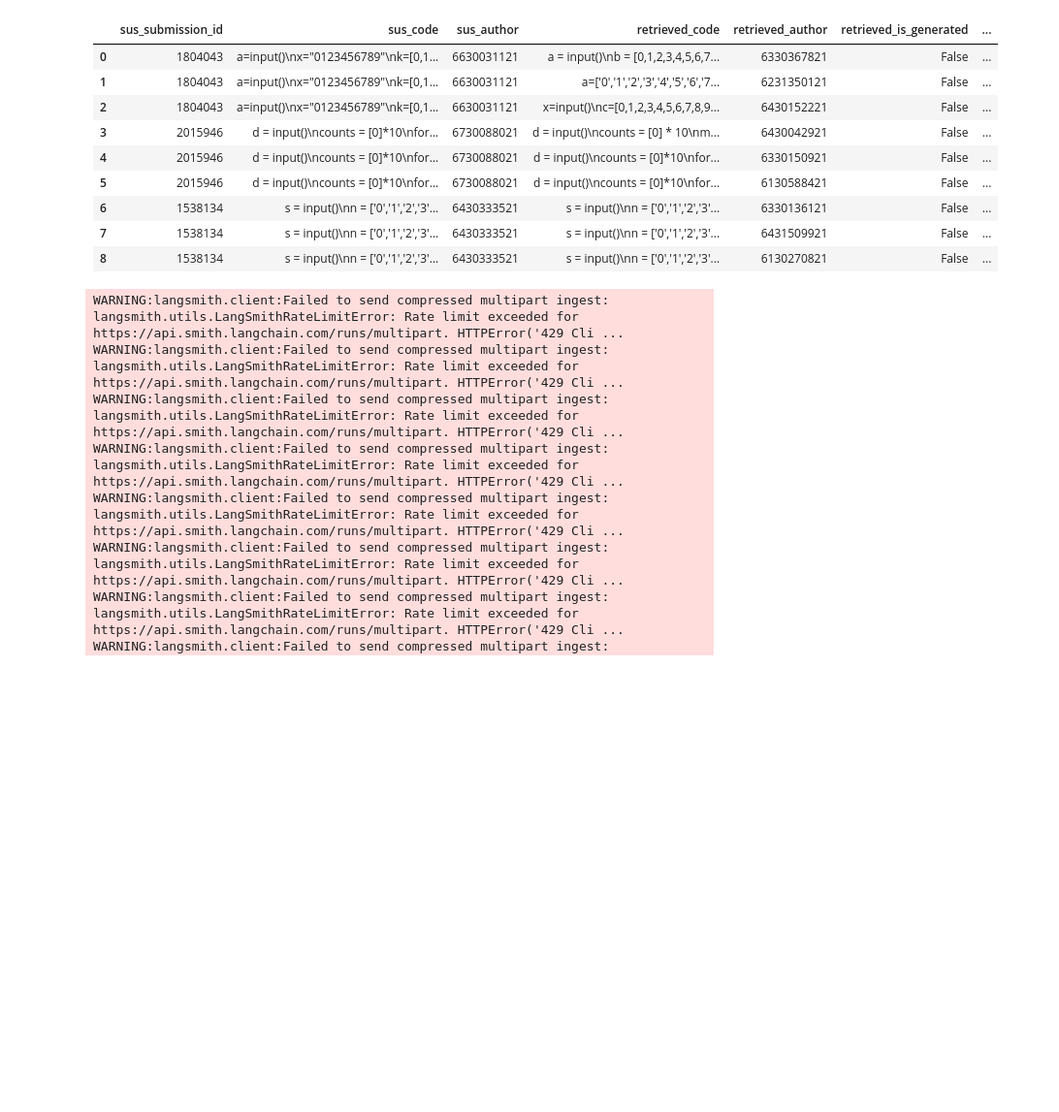
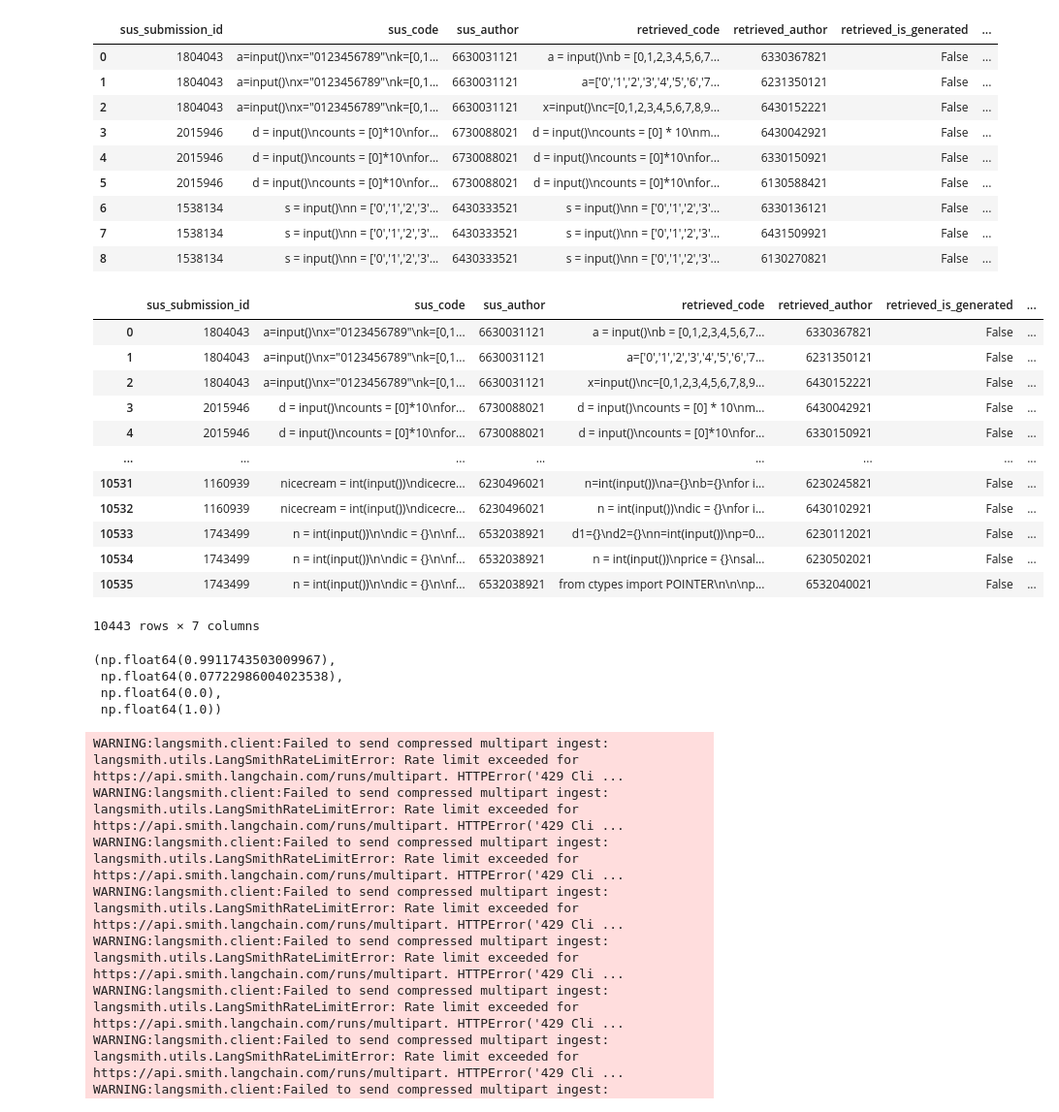
Before and after one commit to capstone-cp49/grader-rag, a Jupyter notebook: src/rag_prototype.ipynb, the cells around one changed output. Shown at 97% size. Saved outputs shown, nothing was run; the diff lists cells and outputs as text; code cells hidden in the pictures; blank space fills up the shorter version.

Commit message:
human99%

```diff
--- a/src/rag_prototype.ipynb
+++ b/src/rag_prototype.ipynb
@@ -322,3 +322,21 @@ retrieved_docs_df
 | 6 | 1538134 | s = input()\nn = ['0','1','2','3'... | 6430333521 | s = input()\nn = ['0','1','2','3'... | 6330136121 | False | ... |
 | 7 | 1538134 | s = input()\nn = ['0','1','2','3'... | 6430333521 | s = input()\nn = ['0','1','2','3'... | 6431509921 | False | ... |
 | 8 | 1538134 | s = input()\nn = ['0','1','2','3'... | 6430333521 | s = input()\nn = ['0','1','2','3'... | 6130270821 | False | ... |
+# %%
+retrieved_docs_df = pd.read_csv("./data/retrieved_docs.csv")
+# %%
+retrieved_docs_df[retrieved_docs_df["retrieved_author"] != "gemini-2.0-flash-001"]
+# %% [output]
+|  | sus_submission_id | sus_code | sus_author | retrieved_code | retrieved_author | retrieved_is_generated | ... |
+| 0 | 1804043 | a=input()\nx="0123456789"\nk=[0,1... | 6630031121 | a = input()\nb = [0,1,2,3,4,5,6,7... | 6330367821 | False | ... |
+| 1 | 1804043 | a=input()\nx="0123456789"\nk=[0,1... | 6630031121 | a=['0','1','2','3','4','5','6','7... | 6231350121 | False | ... |
+| 2 | 1804043 | a=input()\nx="0123456789"\nk=[0,1... | 6630031121 | x=input()\nc=[0,1,2,3,4,5,6,7,8,9... | 6430152221 | False | ... |
+| 3 | 2015946 | d = input()\ncounts = [0]*10\nfor... | 6730088021 | d = input()\ncounts = [0] * 10\nm... | 6430042921 | False | ... |
+| 4 | 2015946 | d = input()\ncounts = [0]*10\nfor... | 6730088021 | d = input()\ncounts = [0]*10\nfor... | 6330150921 | False | ... |
+| ... | ... | ... | ... | ... | ... | ... | ... |
+| 10531 | 1160939 | nicecream = int(input())\ndicecre... | 6230496021 | n=int(input())\na={}\nb={}\nfor i... | 6230245821 | False | ... |
+| 10532 | 1160939 | nicecream = int(input())\ndicecre... | 6230496021 | n = int(input())\ndic = {}\nfor i... | 6430102921 | False | ... |
+| 10533 | 1743499 | n = int(input())\n\ndic = {}\n\nf... | 6532038921 | d1={}\nd2={}\nn=int(input())\np=0... | 6230112021 | False | ... |
+| 10534 | 1743499 | n = int(input())\n\ndic = {}\n\nf... | 6532038921 | n = int(input())\nprice = {}\nsal... | 6230502021 | False | ... |
+| 10535 | 1743499 | n = int(input())\n\ndic = {}\n\nf... | 6532038921 | from ctypes import POINTER\n\n\np... | 6532040021 | False | ... |
+10443 rows × 7 columns
@@ -325,3 +370,11 @@ retrieved_docs_df
+# %%
+human_ratios = np.array(human_ratios)
+human_ratios.mean(), human_ratios.std(), human_ratios.min(), human_ratios.max()
+# %% [output]
+(np.float64(0.9911743503009967),
+ np.float64(0.07722986004023538),
+ np.float64(0.0),
+ np.float64(1.0))
 # %%
 limit = -1
 count = 0
```
Also changed, not shown: parts of 2 cells of this notebook, 1 other file.
